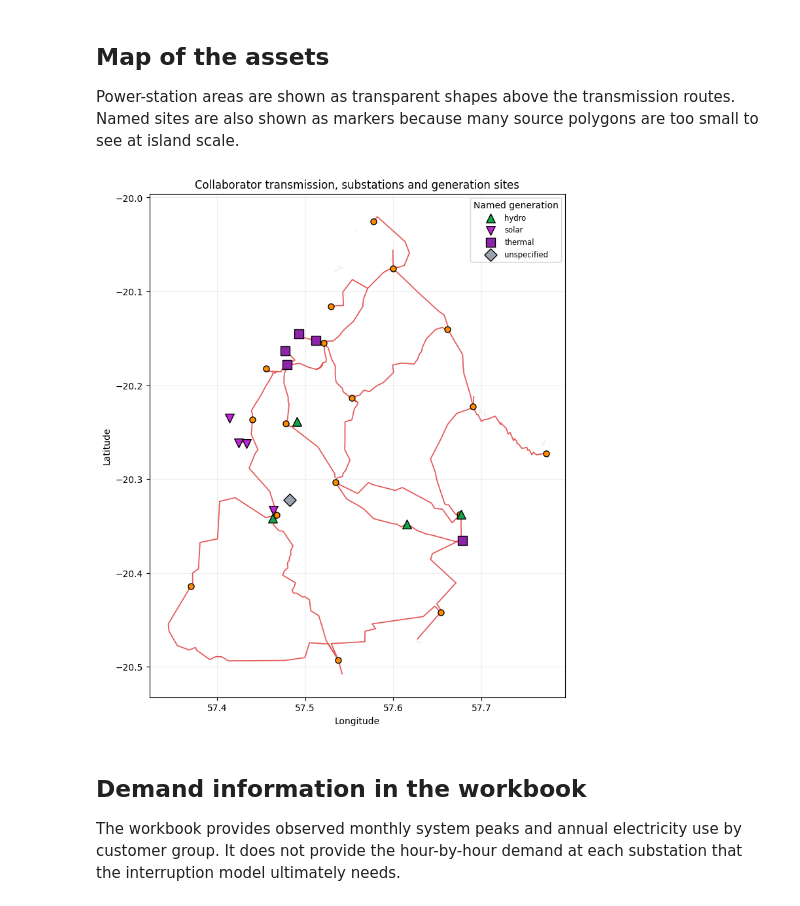
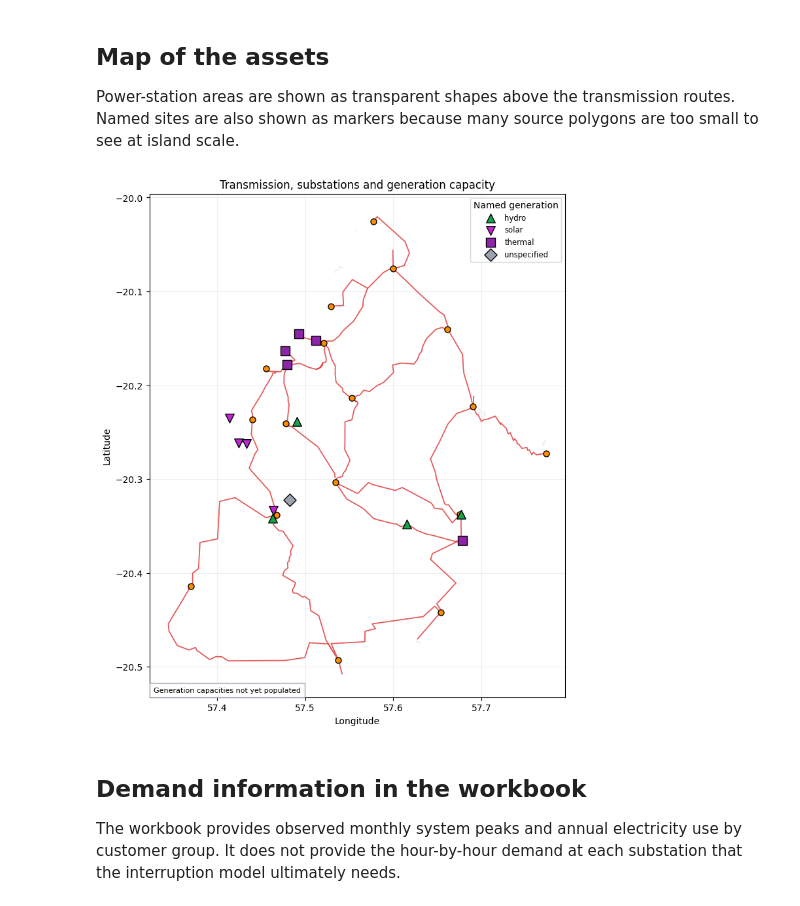
Before and after one commit to cpalazzi/pypsa-earth-mauritius-kestrel, a Jupyter notebook: notebooks/asset_model/00_data_intake.ipynb, the cells around one changed output. Drawn from its saved outputs; the diff is of its cells as text; code cells hidden in the pictures.

```diff
--- a/notebooks/asset_model/00_data_intake.ipynb
+++ b/notebooks/asset_model/00_data_intake.ipynb
@@ -196,36 +219,56 @@ category_markers = {"thermal": "s", "hydro": "^", "solar": "v", "wind": "x", "un
 fig, ax = plt.subplots(figsize=(10, 10))
 routes.plot(ax=ax, color="#dc2626", linewidth=1.3, alpha=0.75, zorder=2)
 for category, group in generation_areas.groupby("category"):
     alpha = 0.18 if category == "unspecified" else 0.4
     group.plot(
         ax=ax,
         color=category_colors.get(category, "#777777"),
         edgecolor="black" if category != "unspecified" else "none",
         linewidth=0.3,
         alpha=alpha,
         zorder=4,
     )
 snapped_substations.plot(ax=ax, color="#ff8c00", edgecolor="black", markersize=42, zorder=6)
-for category, group in generation_register.groupby("asset_type"):
+for category, group in generator_map_data.groupby("asset_type"):
     ax.scatter(
         group["lon"],
         group["lat"],
         c=category_colors.get(category, "#777777"),
         marker=category_markers.get(category, "D"),
         s=95,
         edgecolors="black" if category != "wind" else None,
         linewidths=1,
         label=category,
         zorder=8,
     )
-ax.set_title("Collaborator transmission, substations and generation sites")
+capacity_rows = generator_map_data.dropna(subset=["capacity_mw"])
+for _, row in capacity_rows.iterrows():
+    ax.annotate(
+        f"{row['capacity_mw']:g} MW_e",
+        (row["lon"], row["lat"]),
+        xytext=(5, 5),
+        textcoords="offset points",
+        fontsize=6.5,
+        bbox={"facecolor": "white", "edgecolor": "none", "alpha": 0.75, "pad": 1},
+        zorder=10,
+    )
+if capacity_rows.empty:
+    ax.text(
+        0.01,
+        0.01,
+        "Generation capacities not yet populated",
+        transform=ax.transAxes,
+        fontsize=8,
+        bbox={"facecolor": "white", "edgecolor": "#9ca3af", "alpha": 0.9},
+    )
+ax.set_title("Transmission, substations and generation capacity")
 ax.set_xlabel("Longitude")
 ax.set_ylabel("Latitude")
 ax.grid(alpha=0.2)
 ax.legend(title="Named generation", fontsize="small")
 plt.show()
 # %% [output]
-[figure, old version]
+[figure, new version]
 # %% [markdown]
 ## Demand information in the workbook
 
```
Also changed, not shown: parts of 2 cells of this notebook, 11 other files.
